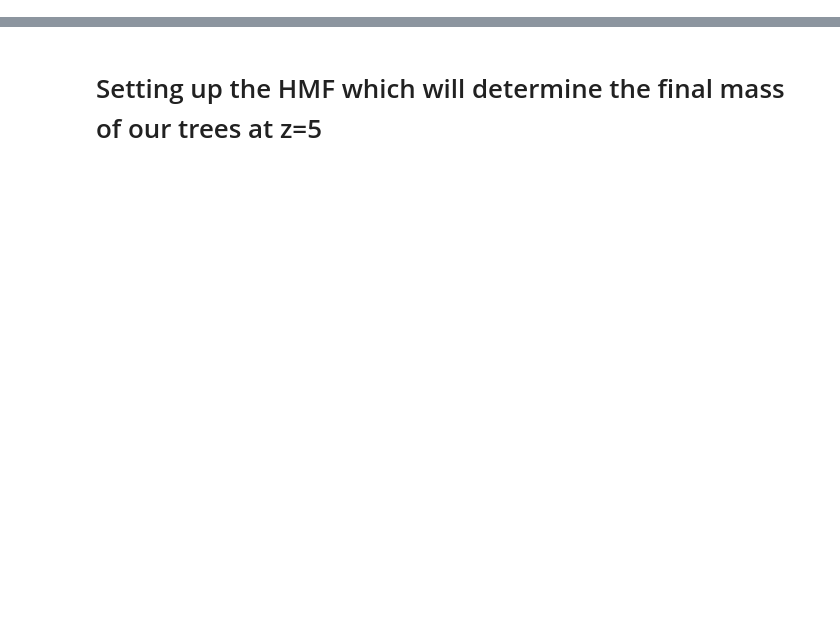
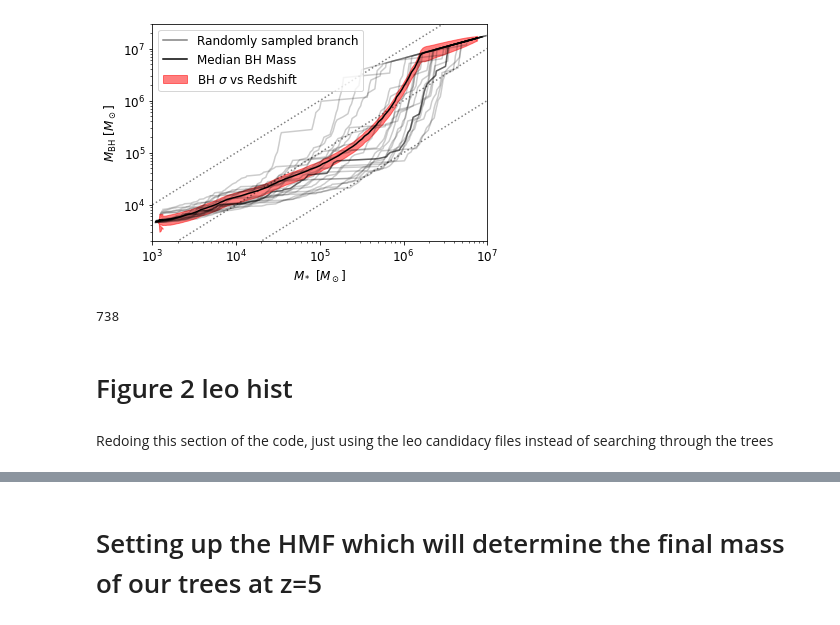
Before and after one commit to mscoggs/merger_tree_exploration, a Jupyter notebook: analyze_trees.ipynb, the cells around one changed output, grey strips where cells are left out. Drawn from its saved outputs; the diff is of its cells as text; code cells hidden in the pictures; blank space fills up the shorter version.

```diff
--- a/analyze_trees.ipynb
+++ b/analyze_trees.ipynb
@@ -33,0 +990,32 @@ import io
+# %%
+plt.figure()
+plt.plot([1e3,1e8],[1e3,1e8],color="black",alpha = 0.5,ls=":")
+plt.plot([1e3,1e8],[1e4,1e9],color="black",alpha = 0.5,ls=":")
+plt.plot([1e3,1e8],[1e2,1e7],color="black",alpha = 0.5,ls=":")
+
+#plt.errorbar(s,b,yerr=b_std)
+plt.fill_between(s, b-b_std, b+b_std,alpha=0.5,color="red",label=r"BH $\sigma$ vs Redshift")
+f=30
+for x in range(20):
+    if(x==0): plt.plot(sm_list[x*f],bh_list[x*f],color="black", label="Randomly sampled branch",alpha=0.5)
+    plt.plot(sm_list[x*f],bh_list[x*f],color="black",alpha=0.2)
+plt.plot(s,b,color="black", label="Median BH Mass")
+
+plt.xlim(1e3, 1e7)
+plt.ylim(2e3,3e7)
+plt.legend()
+plt.xscale("log")
+plt.yscale("log")
+plt.xlabel(r"$M_{\rm *} \ [M_\odot]$")
+plt.ylabel(r"$M_{\rm BH} \ [M_\odot]$")
+plt.savefig("figures/bh_vs_sm.pdf", bbox_inches="tight")
+# %% [output]
+[figure, added]
+# %%
+np.size(np.array(full_counts[2])[np.where(np.array(full_counts[2])>0)])
+# %% [output]
+738
+# %% [markdown]
+# Figure 2 leo hist
+# %% [markdown]
+Redoing this section of the code, just using the leo candidacy files instead of searching through the trees
```
Also changed, not shown: parts of 85 cells of this notebook, 58 other files.
